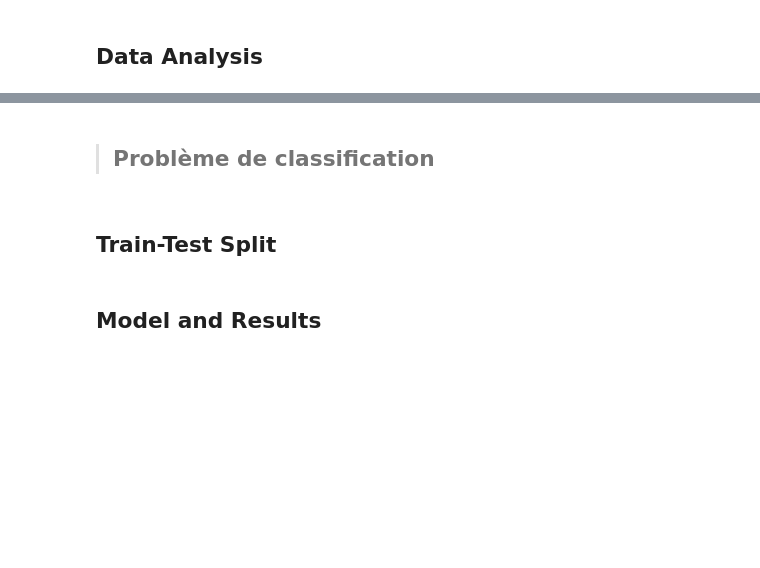
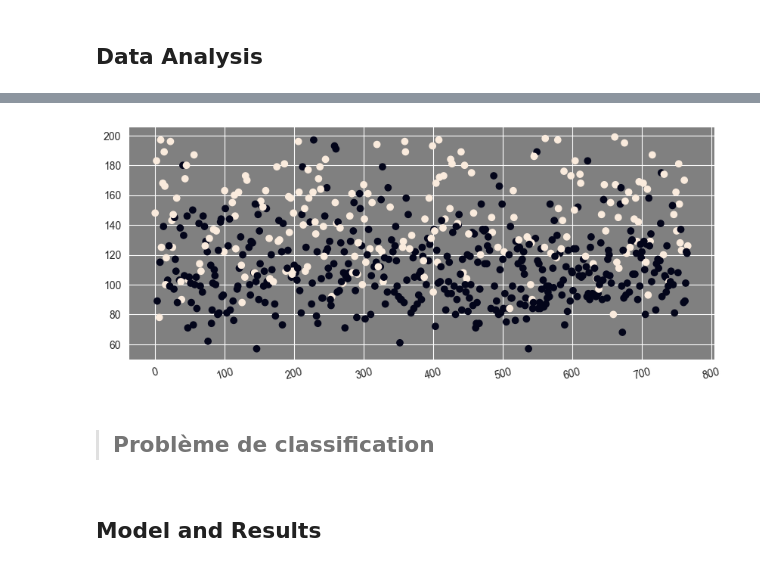
Before and after one commit to GhostieGhost75/BUT3S5, a Jupyter notebook: R512ModelMath/TP0/0_IntroSKL.ipynb, the cells around one changed output, grey strips where cells are left out. Drawn from its saved outputs; the diff is of its cells as text; code cells hidden in the pictures; blank space fills up the shorter version.

```diff
--- a/R512ModelMath/TP0/0_IntroSKL.ipynb
+++ b/R512ModelMath/TP0/0_IntroSKL.ipynb
@@ -140,0 +185,9 @@ df
+# %%
+colnames = ['Glucose', 'BloodPressure', 'SkinThickness', 'Insulin', 'BMI']
+for x in colnames :
+    meancol = X_train.loc[X_train[x] != 0, x].mean()
+    print(meancol)
+    if x!= 'BMI' :
+        meancol = round(meancol)
+    X_train.loc[X_train[x] == 0, x] = round(meancol, 1)
+print(X_train)
@@ -141,7 +219,14 @@ df
+# %%
+plt.figure(figsize=(10, 4))
+plt.scatter(X_train.index, X_train.Glucose, c=y_train)
+plt.xticks(rotation = 15)
+ax = plt.gca()
+ax.set_facecolor('grey')
+plt.show()
+# %% [output]
+[figure, added]
 # %% [markdown]
 > ## Problème de classification
-# %% [markdown]
-## Train-Test Split
 # %% [markdown]
 ## Model and Results
 # %% [markdown]
```
Also changed, not shown: parts of 7 cells of this notebook, 1 other file.
